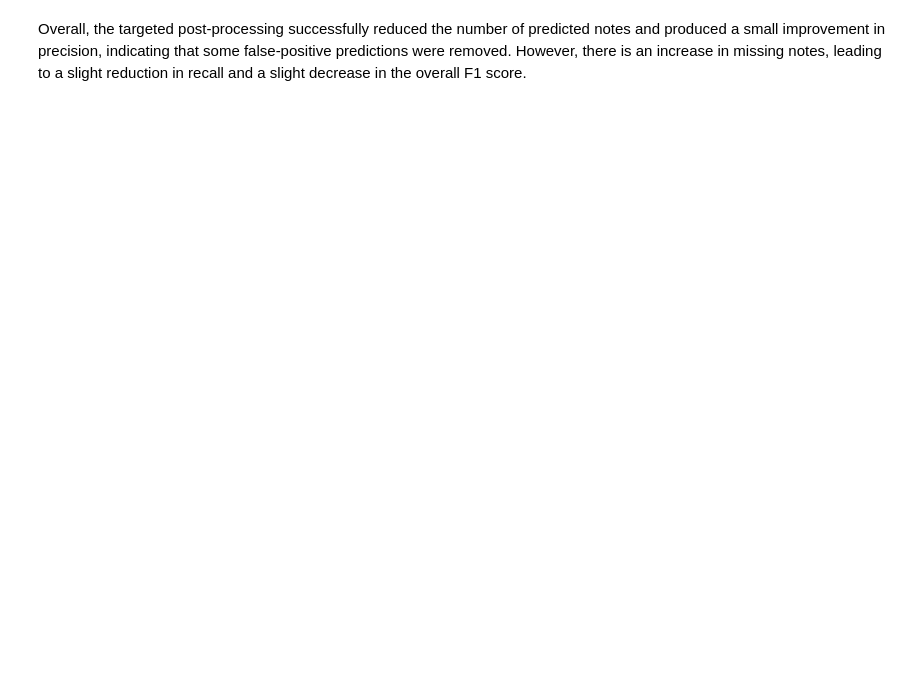
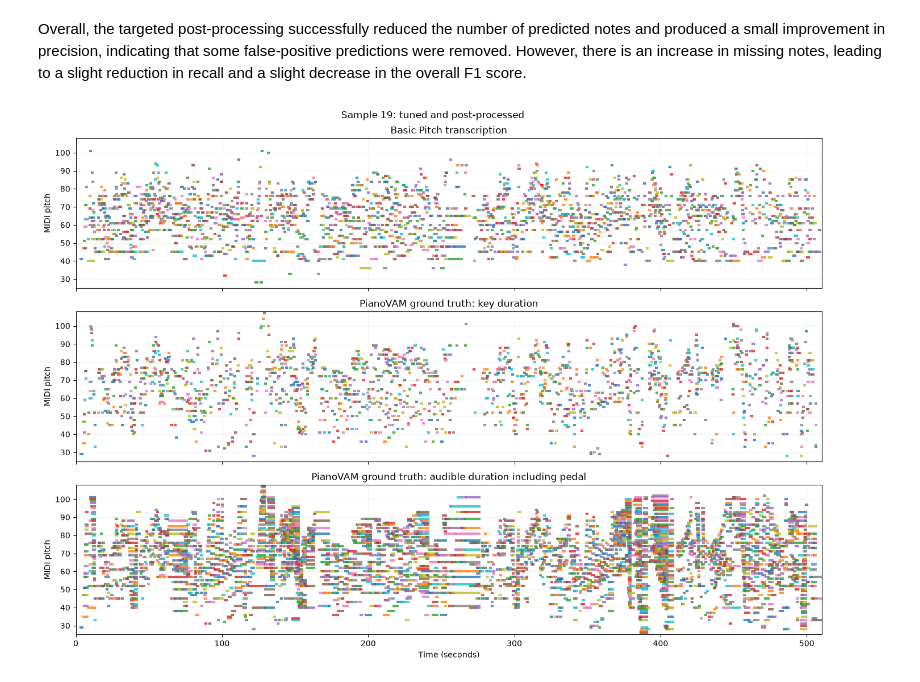
Before and after one commit to lambda-feedback/compareMusic, a Jupyter notebook: notebooks/Phase2_summary.ipynb, the cells around one changed output. Saved outputs shown, nothing was run; the diff lists cells and outputs as text; code cells hidden in the pictures; blank space fills up the shorter version.

```diff
--- a/notebooks/Phase2_summary.ipynb
+++ b/notebooks/Phase2_summary.ipynb
@@ -223,0 +247,4 @@ Overall, these observations suggest that the pretrained model already provides r
+# %%
+# Case study: the lowest-F1 and highest-F1 samples
+lowest_f1_sample_id = "19"
+highest_f1_sample_id = "32"
@@ -485,2 +536,15 @@ part2_comparison
 # %% [markdown]
 Overall, the targeted post-processing successfully reduced the number of predicted notes and produced a small improvement in precision, indicating that some false-positive predictions were removed. However, there is an increase in missing notes, leading to a slight reduction in recall and a slight decrease in the overall F1 score.
+# %%
+sample_id = lowest_f1_sample_id
+sample = metadata_df[metadata_df["sample_id"] == sample_id].iloc[0]
+paths = get_sample_paths(sample, AUDIO_DIR, MIDI_DIR, TSV_DIR)
+reference_notes = load_ground_truth_notes(paths["tsv"])
+
+plot_transcription_piano_roll(
+    reference_notes,
+    postprocessed_predictions[sample_id],
+    title=f"Sample {sample_id}: tuned and post-processed",
+)
+# %% [output]
+[figure, added]
```
Also changed, not shown: parts of 46 cells of this notebook.
